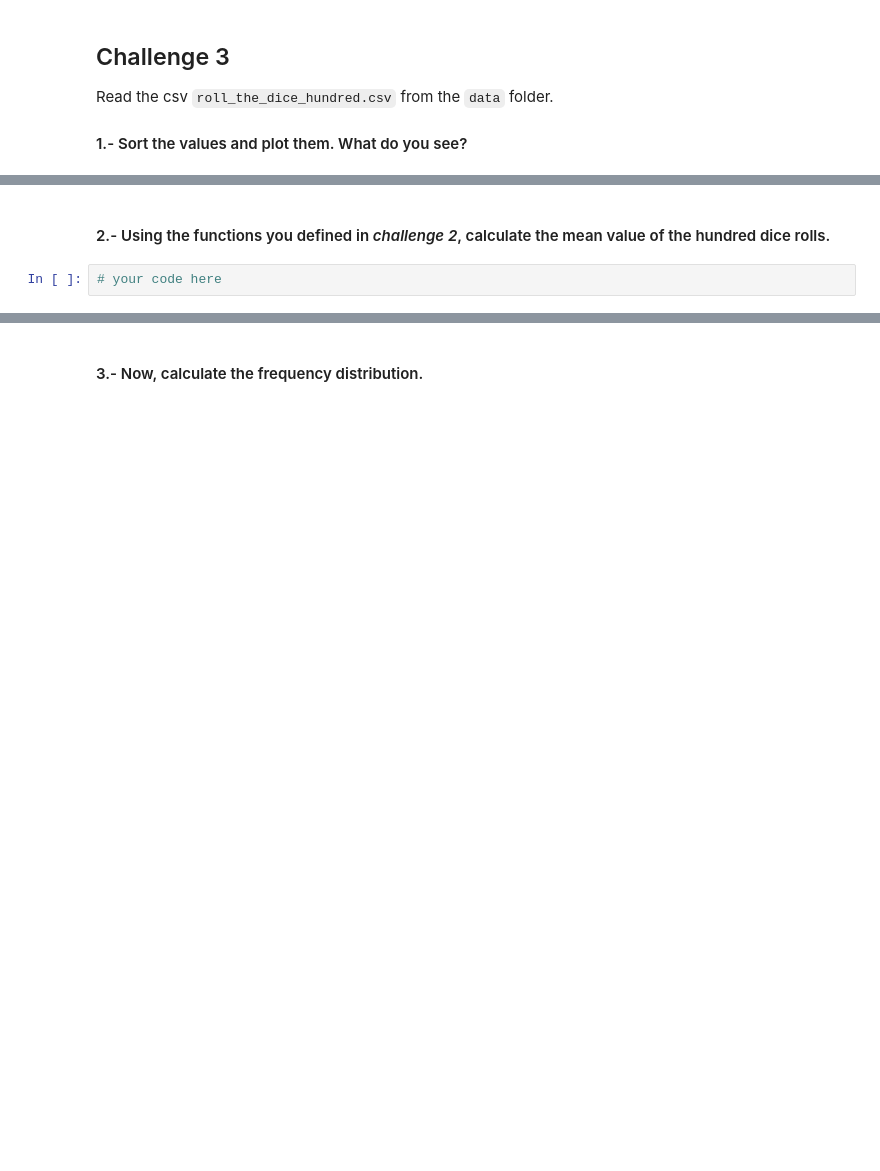
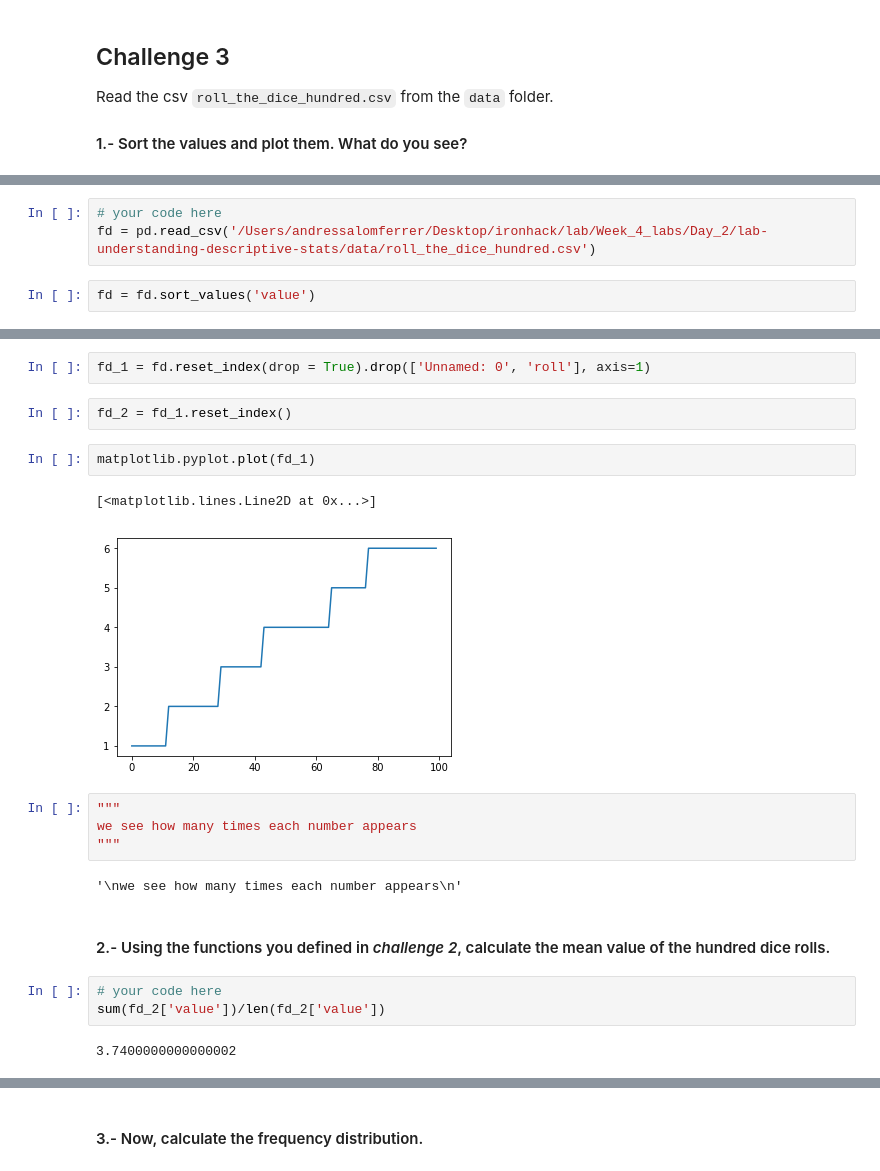
Before and after one commit to ta-data-bcn/descriptive-stats, a Jupyter notebook: your-code/main.ipynb, the cells around one changed output, grey strips where cells are left out. Cells and saved outputs as stored; diff of their text form; blank space fills up the shorter version.

```diff
--- a/your-code/main.ipynb
+++ b/your-code/main.ipynb
@@ -135,0 +140,5 @@ your comments here
+# %%
+# your code here
+fd = pd.read_csv('/Users/andressalomferrer/Desktop/ironhack/lab/Week_4_labs/Day_2/lab-understanding-descriptive-stats/data/roll_the_dice_hundred.csv')
+# %%
+fd = fd.sort_values('value')
@@ -136,4 +166,22 @@ your comments here
+# %%
+fd_1 = fd.reset_index(drop = True).drop(['Unnamed: 0', 'roll'], axis=1)
+# %%
+fd_2 = fd_1.reset_index()
+# %%
+matplotlib.pyplot.plot(fd_1)
+# %% [output]
+[<matplotlib.lines.Line2D at 0x...>]
+[figure, added]
+# %%
+"""
+we see how many times each number appears
+"""
+# %% [output]
+'\nwe see how many times each number appears\n'
 # %% [markdown]
 #### 2.- Using the functions you defined in *challenge 2*, calculate the mean value of the hundred dice rolls.
 # %%
 # your code here
+sum(fd_2['value'])/len(fd_2['value'])
+# %% [output]
+3.7400000000000002
```
Also changed, not shown: parts of 54 cells of this notebook.
